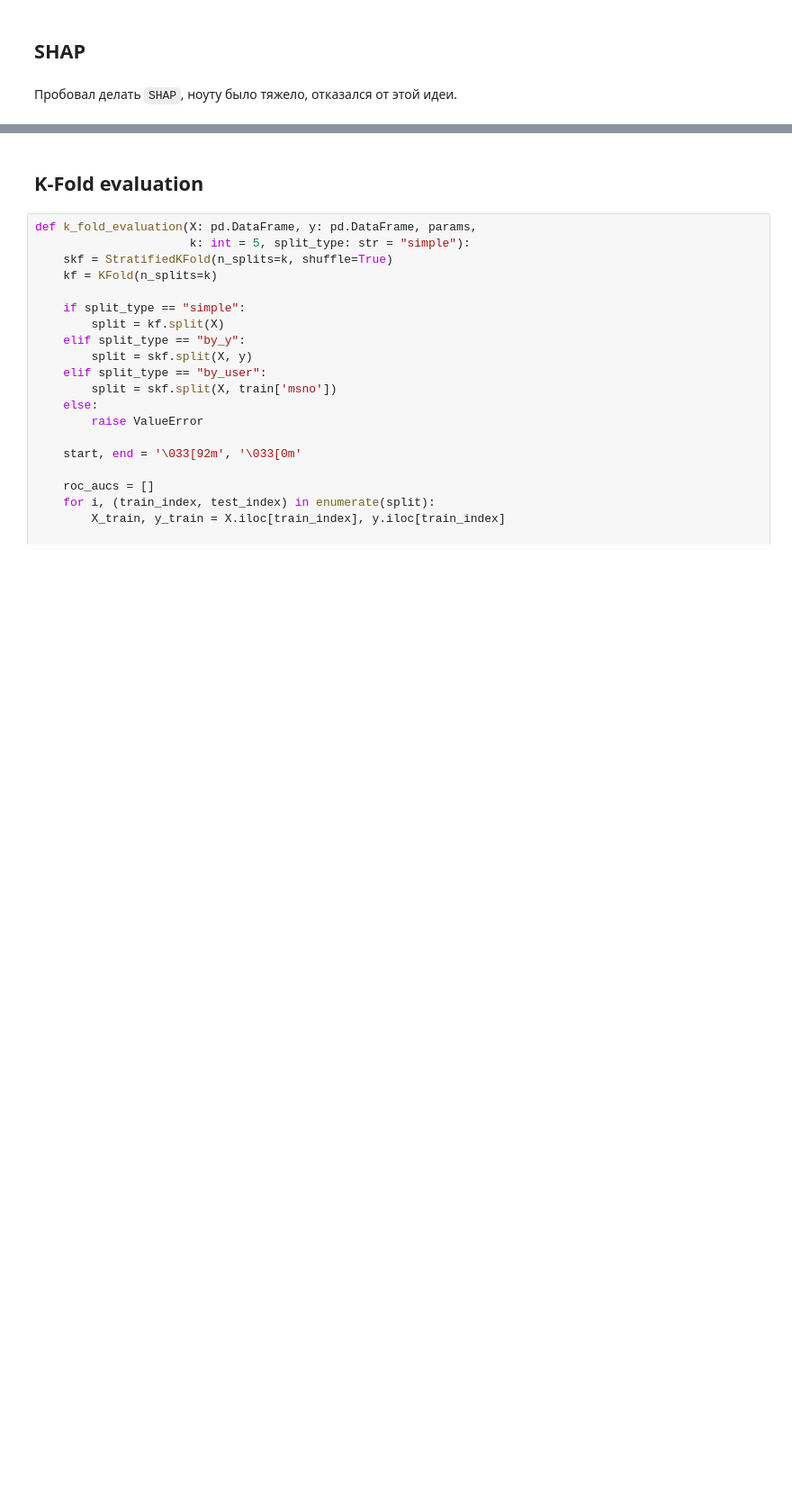
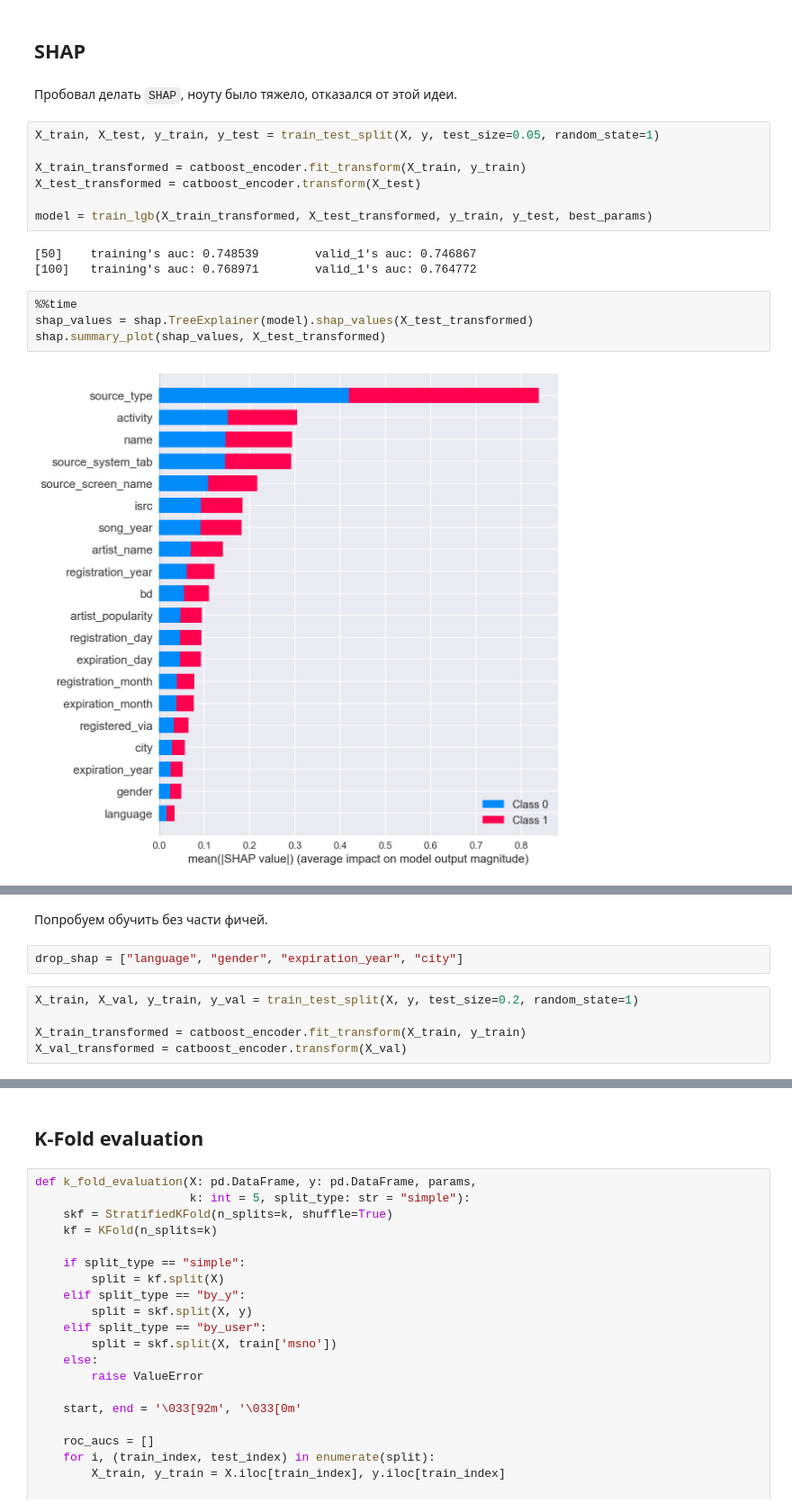
Before and after one commit to nkarasovd/HSE_Recommender_Systems, a Jupyter notebook: Task_2/Task_2.ipynb, the cells around one changed output, grey strips where cells are left out. Shown at 90% size. Drawn from its saved outputs; the diff is of its cells as text; blank space fills up the shorter version.

```diff
--- a/Task_2/Task_2.ipynb
+++ b/Task_2/Task_2.ipynb
@@ -398,3 +417,19 @@ model = train_lgb(X_train_transformed.drop(["song_length", "expiration_year", "n
 ## SHAP
 # %% [markdown]
 Пробовал делать `SHAP`, ноуту было тяжело, отказался от этой идеи.
+# %%
+X_train, X_test, y_train, y_test = train_test_split(X, y, test_size=0.05, random_state=1)
+
+X_train_transformed = catboost_encoder.fit_transform(X_train, y_train)
+X_test_transformed = catboost_encoder.transform(X_test)
+
+model = train_lgb(X_train_transformed, X_test_transformed, y_train, y_test, best_params)
+# %% [output]
+[50]    training's auc: 0.748539        valid_1's auc: 0.746867
+[100]   training's auc: 0.768971        valid_1's auc: 0.764772
+# %%
+%%time
+shap_values = shap.TreeExplainer(model).shap_values(X_test_transformed)
+shap.summary_plot(shap_values, X_test_transformed)
+# %% [output]
+[figure, added]
@@ -400,0 +438,9 @@ model = train_lgb(X_train_transformed.drop(["song_length", "expiration_year", "n
+# %% [markdown]
+Попробуем обучить без части фичей.
+# %%
+drop_shap = ["language", "gender", "expiration_year", "city"]
+# %%
+X_train, X_val, y_train, y_val = train_test_split(X, y, test_size=0.2, random_state=1)
+
+X_train_transformed = catboost_encoder.fit_transform(X_train, y_train)
+X_val_transformed = catboost_encoder.transform(X_val)
```
Also changed, not shown: parts of 28 cells of this notebook.
